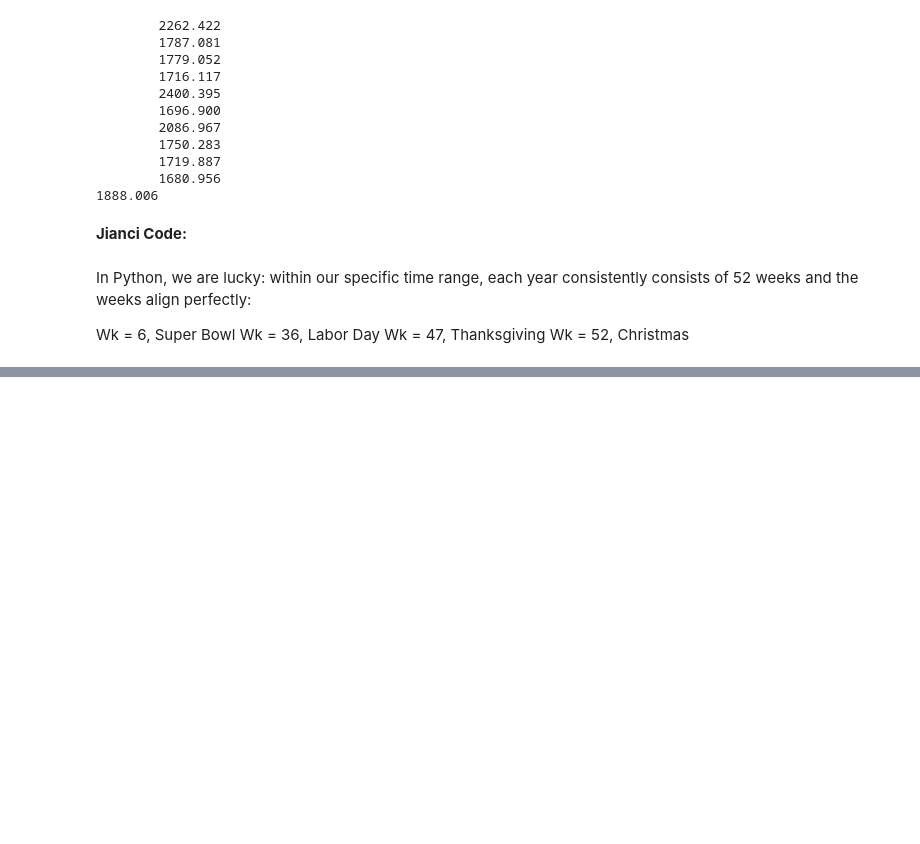
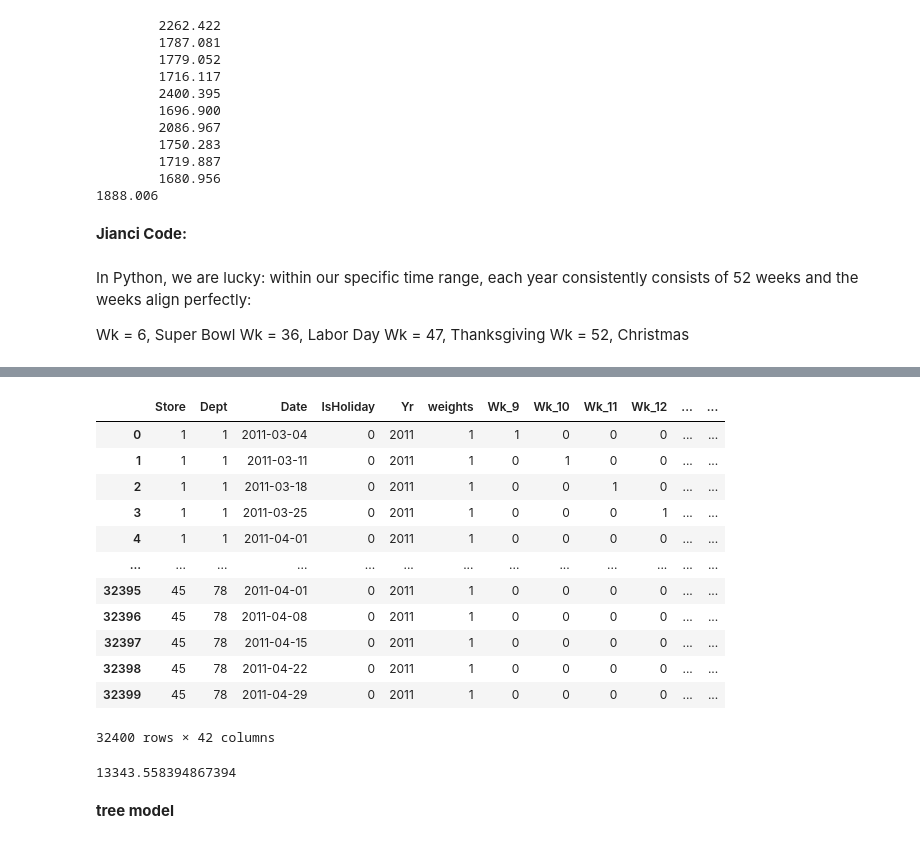
Before and after one commit to zelal-Eizaldeen/project2_Walmart_Price_Prediction, a Jupyter notebook: Project2_Walmart_Price_Prediction.ipynb, the cells around one changed output, grey strips where cells are left out. Saved outputs shown, nothing was run; the diff lists cells and outputs as text; code cells hidden in the pictures; blank space fills up the shorter version.

```diff
--- a/Project2_Walmart_Price_Prediction.ipynb
+++ b/Project2_Walmart_Price_Prediction.ipynb
@@ -294,0 +520,20 @@ proj2_data_train
+# %%
+y_fitted = est2.predict(X2_test)
+# %%
+proj2_data_test['lm_pred'] = y_fitted
+# %%
+proj2_data_test
+# %% [output]
+|  | Store | Dept | Date | IsHoliday | Yr | weights | Wk_9 | Wk_10 | Wk_11 | Wk_12 | ... | ... |
+| 0 | 1 | 1 | 2011-03-04 | 0 | 2011 | 1 | 1 | 0 | 0 | 0 | ... | ... |
+| 1 | 1 | 1 | 2011-03-11 | 0 | 2011 | 1 | 0 | 1 | 0 | 0 | ... | ... |
+| 2 | 1 | 1 | 2011-03-18 | 0 | 2011 | 1 | 0 | 0 | 1 | 0 | ... | ... |
+| 3 | 1 | 1 | 2011-03-25 | 0 | 2011 | 1 | 0 | 0 | 0 | 1 | ... | ... |
+| 4 | 1 | 1 | 2011-04-01 | 0 | 2011 | 1 | 0 | 0 | 0 | 0 | ... | ... |
+| ... | ... | ... | ... | ... | ... | ... | ... | ... | ... | ... | ... | ... |
+| 32395 | 45 | 78 | 2011-04-01 | 0 | 2011 | 1 | 0 | 0 | 0 | 0 | ... | ... |
+| 32396 | 45 | 78 | 2011-04-08 | 0 | 2011 | 1 | 0 | 0 | 0 | 0 | ... | ... |
+| 32397 | 45 | 78 | 2011-04-15 | 0 | 2011 | 1 | 0 | 0 | 0 | 0 | ... | ... |
+| 32398 | 45 | 78 | 2011-04-22 | 0 | 2011 | 1 | 0 | 0 | 0 | 0 | ... | ... |
+| 32399 | 45 | 78 | 2011-04-29 | 0 | 2011 | 1 | 0 | 0 | 0 | 0 | ... | ... |
+32400 rows × 42 columns
@@ -294,0 +543,10 @@ proj2_data_train
+# %%
+proj2_data_actual = proj2_data_actual.merge(proj2_data_test[[ 'Date','Store', 'Dept', 'lm_pred']], on=[ 'Date','Store', 'Dept'], how='left')
+proj2_data_actual = proj2_data_actual[~(proj2_data_actual['lm_pred'].isna())]
+
+#linear model results
+sum(proj2_data_actual['weights'] * abs(proj2_data_actual['lm_pred'] - proj2_data_actual['Weekly_Sales'])) / sum(proj2_data_actual['weights'])
+# %% [output]
+13343.558394867394
+# %% [markdown]
+**tree model**
```
Also changed, not shown: parts of 53 cells of this notebook.
